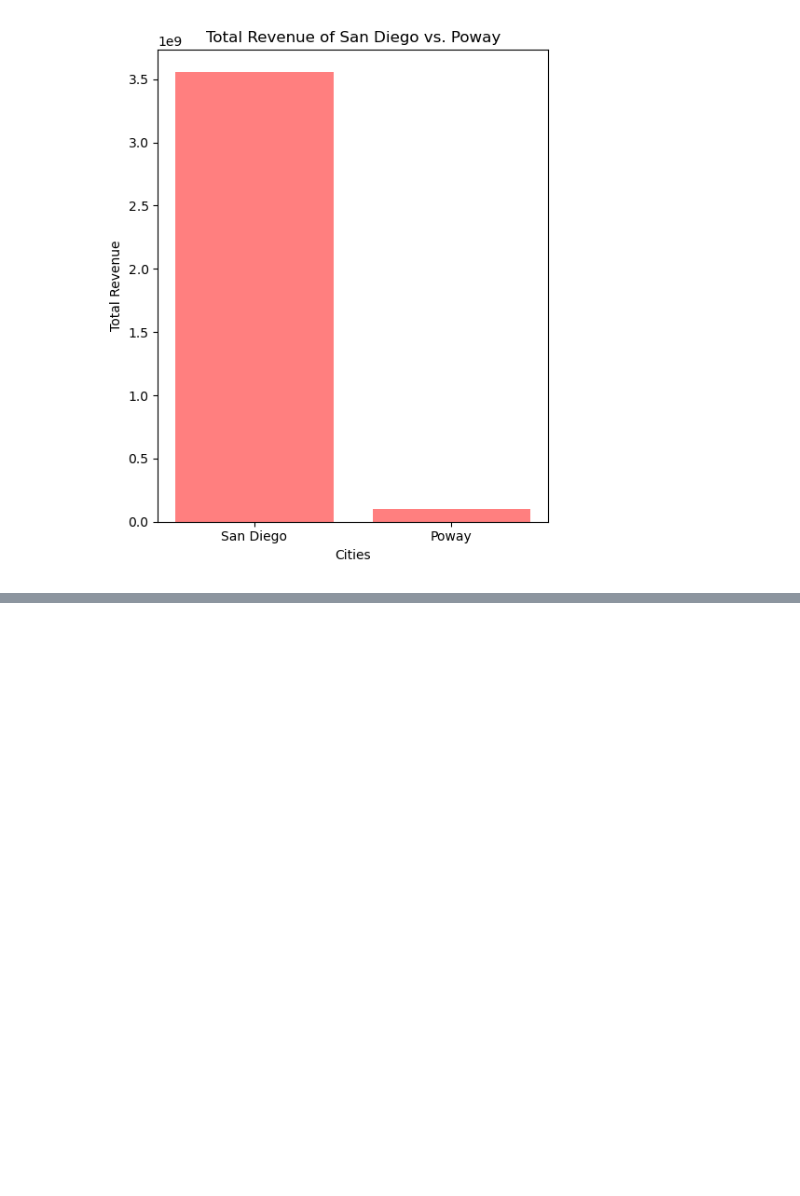
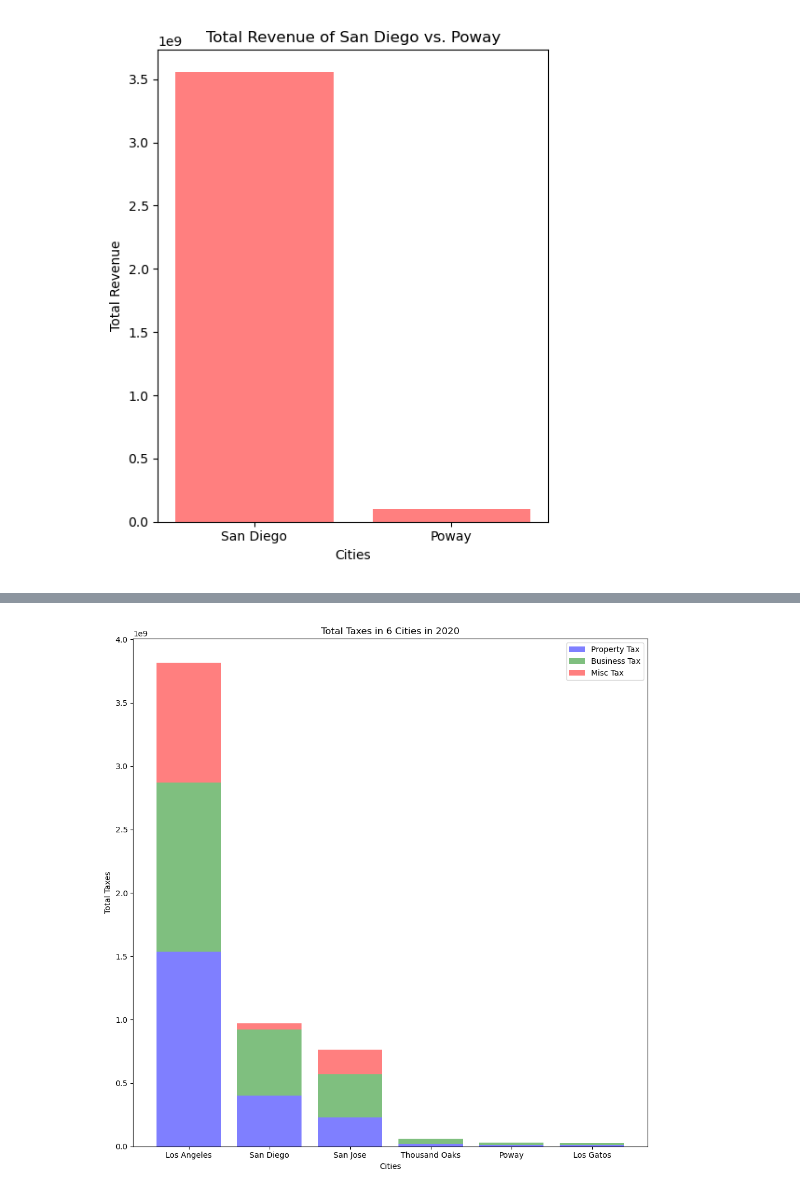
Before and after one commit to kaylajgranados/Project-1-Group-5, a Jupyter notebook: Analysis/data.ipynb, the cells around one changed output, grey strips where cells are left out. Saved outputs shown, nothing was run; the diff lists cells and outputs as text; code cells hidden in the pictures; blank space fills up the shorter version.

```diff
--- a/Analysis/data.ipynb
+++ b/Analysis/data.ipynb
@@ -291,0 +412,5 @@ plt.show()
+# %%
+new_property_tax_df_1 = property_tax_df[["Entity Name", "Fiscal Year", "Secured and Unsecured Property Taxes_Total Revenues_Taxes",
+                        "Sales and Use Taxes_Total Revenues_Taxes","Transportation Taxes – Transit_Total Revenues_Taxes", "Franchises_Total Revenues_Taxes", "Business License Taxes_Total Revenues_Taxes",
+                        "Utility Users Taxes_Total Revenues_Taxes", "Construction Development Taxes_Total Revenues_Taxes", "Employers Payroll Tax_Total Revenues_Taxes – Other", "Parking Tax_Total Revenues_Taxes – Other"]]
+new_property_tax_df_1.head()
@@ -291,0 +541,15 @@ plt.show()
+# %%
+# Use loc to only display data for our 6 cities for 2020 -this is broken
+los_angeles_total_tax= total_category_by_city_df.loc[(total_category_by_city_df['Entity Name']=="Los Angeles") & (total_category_by_city_df['Fiscal Year']==2020)]
+san_jose_total_tax= total_category_by_city_df.loc[(total_category_by_city_df['Entity Name']=="San Jose") & (total_category_by_city_df['Fiscal Year']==2020)]
+san_diego_total_tax= total_category_by_city_df.loc[(total_category_by_city_df['Entity Name']=="San Diego") & (total_category_by_city_df['Fiscal Year']==2020)]
+thousand_oaks_total_tax= total_category_by_city_df.loc[(total_category_by_city_df['Entity Name']=="Thousand Oaks") & (total_category_by_city_df['Fiscal Year']==2020)]
+los_gatos_total_tax= total_category_by_city_df.loc[(total_category_by_city_df['Entity Name']=="Los Gatos") & (total_category_by_city_df['Fiscal Year']==2020),]
+poway_total_tax= total_category_by_city_df.loc[(total_category_by_city_df['Entity Name']=="Poway") & (total_category_by_city_df['Fiscal Year']==2020)]
+
+frames = [los_angeles_total_tax, san_jose_total_tax, san_diego_total_tax, thousand_oaks_total_tax, los_gatos_total_tax, poway_total_tax]
+total_tax_by_city_df = pd.concat(frames)
+# %%
+# Sort for ascending
+highest_total_tax_by_city = total_tax_by_city_df.sort_values("Overall Total Taxes", ascending=False)
+highest_total_tax_by_city
@@ -291,0 +564,26 @@ plt.show()
+# %%
+# creat chart of Total revenue for SD county
+# Total_revenue = highest_total_tax_by_city['Overall Total Taxes']
+x_axis = np.arange(len(highest_total_tax_by_city['Entity Name']))
+Total_property = highest_total_tax_by_city['Total Property']
+Total_business = highest_total_tax_by_city['Total Business']
+Total_misc = highest_total_tax_by_city['Total Misc']
+fig1, ax1 = plt.subplots(figsize=(10, 10))
+# plt.bar(x_axis, Total_revenue, color='r', alpha=0.5, align="center")
+plt.bar(x_axis, Total_property, color='b', alpha=0.5, align="center")
+plt.bar(x_axis, Total_business,bottom=Total_property, color='g', alpha=0.5, align="center")
+plt.bar(x_axis, Total_misc, bottom=Total_business + Total_property, color='r', alpha=0.5, align="center")
+
+tick_locations = [value for value in x_axis]
+plt.xticks(tick_locations, ["Los Angeles","San Diego", "San Jose","Thousand Oaks", "Poway","Los Gatos"])
+plt.legend(["Property Tax", "Business Tax", "Misc Tax"])
+
+plt.title("Total Taxes in 6 Cities in 2020")
+plt.xlabel("Cities")
+plt.ylabel("Total Taxes")
+
+
+plt.tight_layout()
+plt.show()
+# %% [output]
+[figure, added]
```
Also changed, not shown: parts of 12 cells of this notebook, 7 other files.
